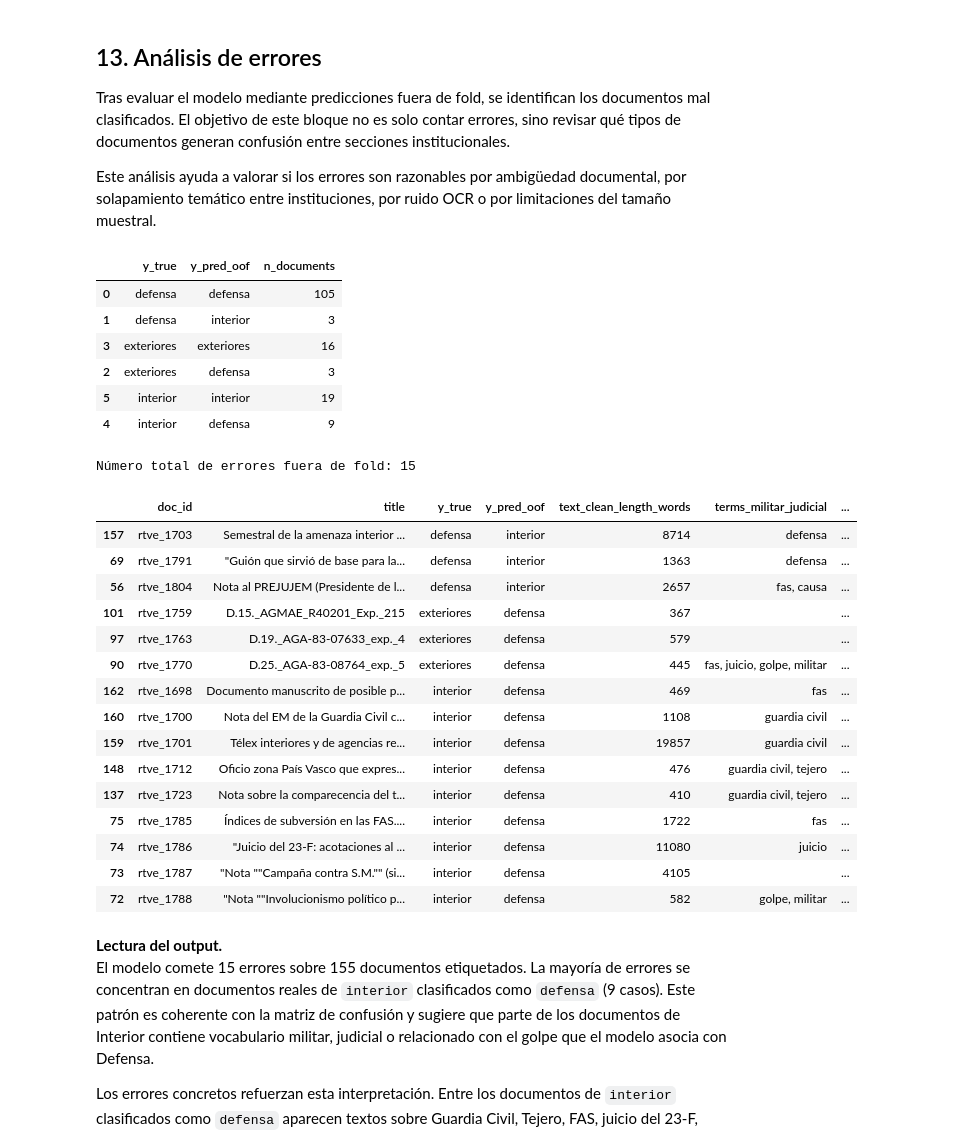
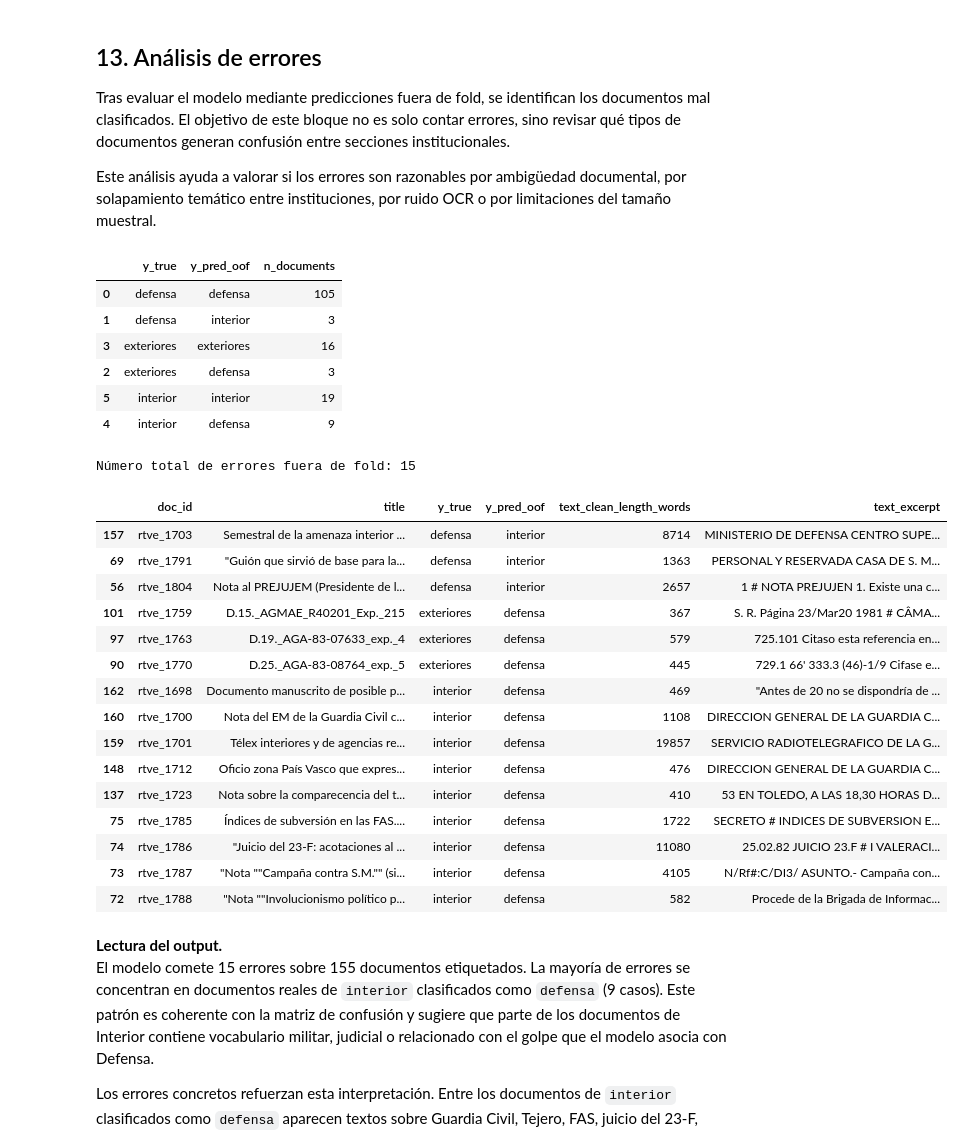
Before and after one commit to dieegordg/Proyecto-Machine-Learning-UNAV---Bayesianos-de-los-Ca-dos, a Jupyter notebook: notebooks/04_caso_uso1_clasificacion_institucional.ipynb, the cells around one changed output. Cells and saved outputs as stored; diff of their text form; code cells hidden in the pictures.

Commit message:
Apply final updates to mini case notebooks

```diff
--- a/notebooks/04_caso_uso1_clasificacion_institucional.ipynb
+++ b/notebooks/04_caso_uso1_clasificacion_institucional.ipynb
@@ -700,100 +661,57 @@ error_summary = (
 
 display(error_summary)
 
-errors_df = (
-    df_error_analysis[df_error_analysis["is_error"]]
-    .copy()
-)
+errors_df = df_error_analysis[df_error_analysis["is_error"]].copy()
 
 errors_df["text_excerpt"] = (
     errors_df[TEXT_COL]
     .fillna("")
     .str.replace("\n", " ", regex=False)
     .str.slice(0, 500)
 )
 
 error_columns = [
     "doc_id",
     "title",
     "y_true",
     "y_pred_oof",
     "text_clean_length_words",
     "text_excerpt",
 ]
 
-errors_for_review = errors_df[
-    [col for col in error_columns if col in errors_df.columns]
-].sort_values(["y_true", "y_pred_oof", "doc_id"])
+errors_for_review = (
+    errors_df[error_columns]
+    .sort_values(["y_true", "y_pred_oof", "doc_id"])
+)
 
 print(f"Número total de errores fuera de fold: {len(errors_for_review)}")
 
-ERROR_TERMS = {
-    "militar_judicial": [
-        "guardia civil", "tejero", "fas", "juicio", "consejo supremo",
-        "justicia militar", "causa", "golpe", "militar", "defensa"
-    ],
-    "diplomatico_exteriores": [
-        "agmae", "asuntos exteriores", "embajador", "embajada",
-        "diplomatic", "telegrama", "ministerio de asuntos exteriores"
-    ],
-    "orden_publico_interior": [
-        "interior", "policia", "policía", "comandancia",
-        "gobierno civil", "orden publico", "orden público"
-    ],
-}
-
-def find_terms_in_text(text, terms):
-    text = str(text).lower()
-    found = [term for term in terms if term in text]
-    return ", ".join(found)
-
-error_evidence = errors_for_review.copy()
-
-for group_name, terms in ERROR_TERMS.items():
-    error_evidence[f"terms_{group_name}"] = error_evidence["text_excerpt"].apply(
-        lambda text: find_terms_in_text(text, terms)
-    )
-
-evidence_columns = [
-    "doc_id",
-    "title",
-    "y_true",
-    "y_pred_oof",
-    "text_clean_length_words",
-    "terms_militar_judicial",
-    "terms_diplomatico_exteriores",
-    "terms_orden_publico_interior",
-    "text_excerpt",
-]
-
-error_evidence[
-    [col for col in evidence_columns if col in error_evidence.columns]
-]
+errors_for_review
 # %% [output]
 |  | y_true | y_pred_oof | n_documents |
 | 0 | defensa | defensa | 105 |
 | 1 | defensa | interior | 3 |
 | 3 | exteriores | exteriores | 16 |
 | 2 | exteriores | defensa | 3 |
 | 5 | interior | interior | 19 |
 | 4 | interior | defensa | 9 |
 Número total de errores fuera de fold: 15
-|  | doc_id | title | y_true | y_pred_oof | text_clean_length_words | terms_militar_judicial | ... |
-| 157 | rtve_1703 | Semestral de la amenaza interior ... | defensa | interior | 8714 | defensa | ... |
-| 69 | rtve_1791 | "Guión que sirvió de base para la... | defensa | interior | 1363 | defensa | ... |
-| 56 | rtve_1804 | Nota al PREJUJEM (Presidente de l... | defensa | interior | 2657 | fas, causa | ... |
-| 101 | rtve_1759 | D.15._AGMAE_R40201_Exp._215 | exteriores | defensa | 367 |  | ... |
-| 97 | rtve_1763 | D.19._AGA-83-07633_exp._4 | exteriores | defensa | 579 |  | ... |
-| 90 | rtve_1770 | D.25._AGA-83-08764_exp._5 | exteriores | defensa | 445 | fas, juicio, golpe, militar | ... |
-| 162 | rtve_1698 | Documento manuscrito de posible p... | interior | defensa | 469 | fas | ... |
-| 160 | rtve_1700 | Nota del EM de la Guardia Civil c... | interior | defensa | 1108 | guardia civil | ... |
-| 159 | rtve_1701 | Télex interiores y de agencias re... | interior | defensa | 19857 | guardia civil | ... |
-| 148 | rtve_1712 | Oficio zona País Vasco que expres... | interior | defensa | 476 | guardia civil, tejero | ... |
-| 137 | rtve_1723 | Nota sobre la comparecencia del t... | interior | defensa | 410 | guardia civil, tejero | ... |
-| 75 | rtve_1785 | Índices de subversión en las FAS.... | interior | defensa | 1722 | fas | ... |
-| 74 | rtve_1786 | "Juicio del 23-F: acotaciones al ... | interior | defensa | 11080 | juicio | ... |
-| 73 | rtve_1787 | "Nota ""Campaña contra S.M."" (si... | interior | defensa | 4105 |  | ... |
-| 72 | rtve_1788 | "Nota ""Involucionismo político p... | interior | defensa | 582 | golpe, militar | ... |
+|  | doc_id | title | y_true | y_pred_oof | text_clean_length_words | text_excerpt |
+| 157 | rtve_1703 | Semestral de la amenaza interior ... | defensa | interior | 8714 | MINISTERIO DE DEFENSA CENTRO SUPE... |
+| 69 | rtve_1791 | "Guión que sirvió de base para la... | defensa | interior | 1363 | PERSONAL Y RESERVADA CASA DE S. M... |
+| 56 | rtve_1804 | Nota al PREJUJEM (Presidente de l... | defensa | interior | 2657 | 1 # NOTA PREJUJEN 1. Existe una c... |
+| 101 | rtve_1759 | D.15._AGMAE_R40201_Exp._215 | exteriores | defensa | 367 | S. R. Página 23/Mar20 1981 # CÂMA... |
+| 97 | rtve_1763 | D.19._AGA-83-07633_exp._4 | exteriores | defensa | 579 | 725.101 Citaso esta referencia en... |
+| 90 | rtve_1770 | D.25._AGA-83-08764_exp._5 | exteriores | defensa | 445 | 729.1 66' 333.3 (46)-1/9 Cifase e... |
+| 162 | rtve_1698 | Documento manuscrito de posible p... | interior | defensa | 469 | "Antes de 20 no se dispondría de ... |
+| 160 | rtve_1700 | Nota del EM de la Guardia Civil c... | interior | defensa | 1108 | DIRECCION GENERAL DE LA GUARDIA C... |
+| 159 | rtve_1701 | Télex interiores y de agencias re... | interior | defensa | 19857 | SERVICIO RADIOTELEGRAFICO DE LA G... |
+| 148 | rtve_1712 | Oficio zona País Vasco que expres... | interior | defensa | 476 | DIRECCION GENERAL DE LA GUARDIA C... |
+| 137 | rtve_1723 | Nota sobre la comparecencia del t... | interior | defensa | 410 | 53 EN TOLEDO, A LAS 18,30 HORAS D... |
+| 75 | rtve_1785 | Índices de subversión en las FAS.... | interior | defensa | 1722 | SECRETO # INDICES DE SUBVERSION E... |
+| 74 | rtve_1786 | "Juicio del 23-F: acotaciones al ... | interior | defensa | 11080 | 25.02.82 JUICIO 23.F # I VALERACI... |
+| 73 | rtve_1787 | "Nota ""Campaña contra S.M."" (si... | interior | defensa | 4105 | N/Rf#:C/DI3/ ASUNTO.- Campaña con... |
+| 72 | rtve_1788 | "Nota ""Involucionismo político p... | interior | defensa | 582 | Procede de la Brigada de Informac... |
 # %% [markdown]
 **Lectura del output.**
 El modelo comete 15 errores sobre 155 documentos etiquetados. La mayoría de errores se concentran en documentos reales de `interior` clasificados como `defensa` (9 casos). Este patrón es coherente con la matriz de confusión y sugiere que parte de los documentos de Interior contiene vocabulario militar, judicial o relacionado con el golpe que el modelo asocia con Defensa.
```
Also changed, not shown: parts of 8 cells of this notebook, 9 other files.
